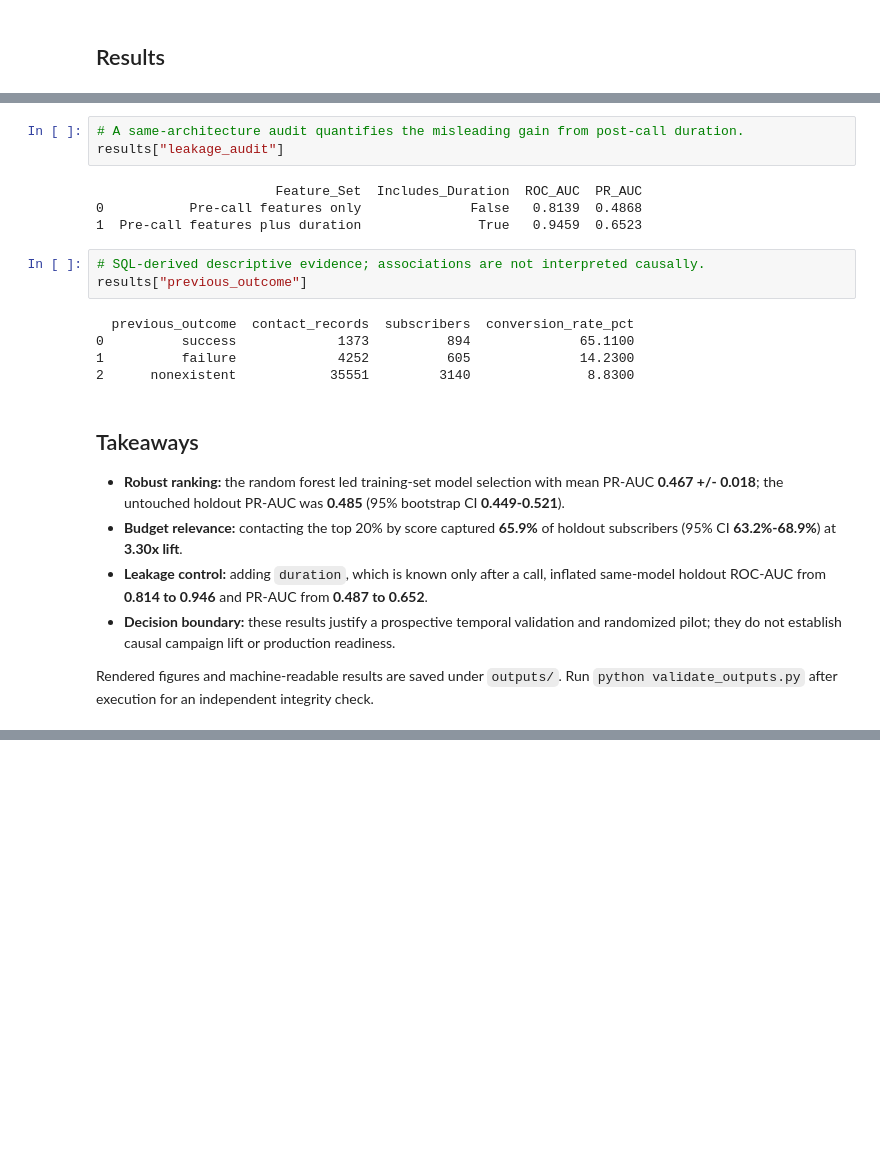
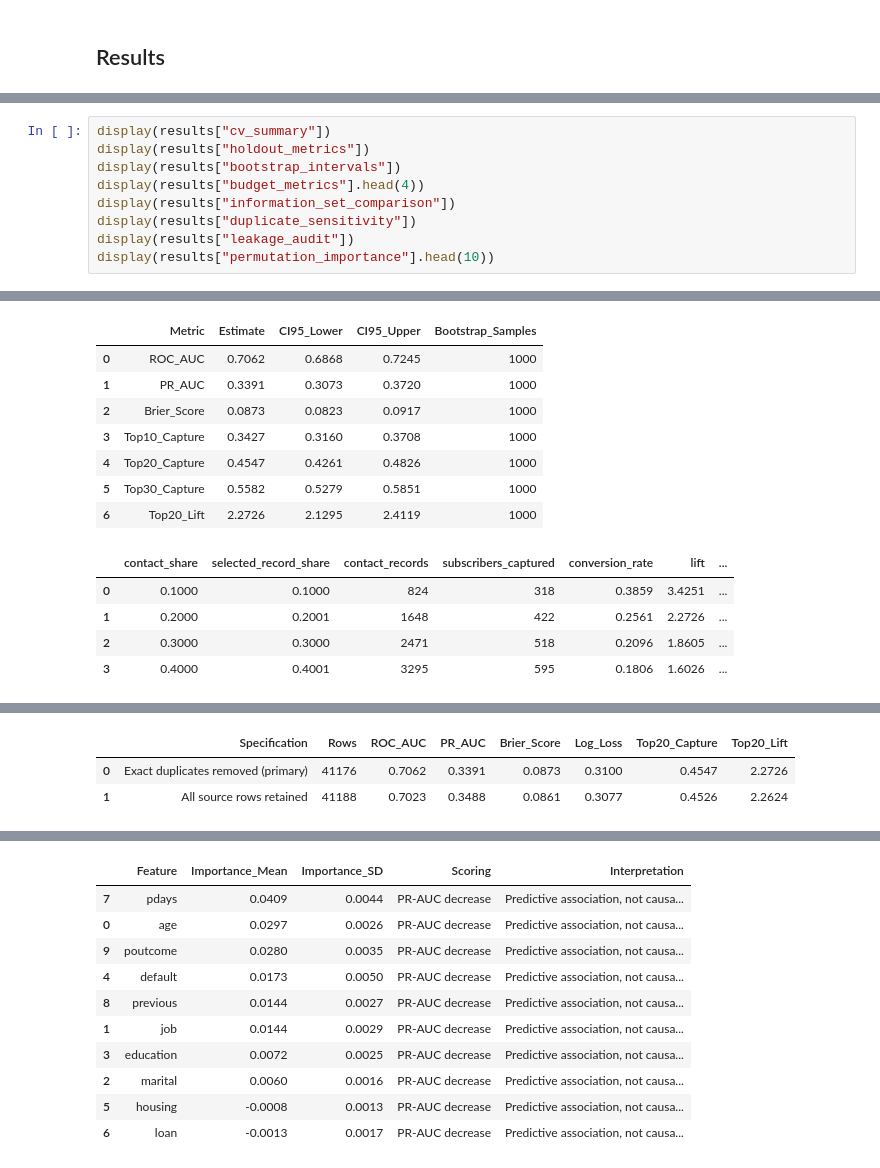
Before and after one commit to raymond99-sol/analytics-portfolio, a Jupyter notebook: project_2_bank_campaign_optimization/bank_campaign_optimization.ipynb, the cells around one changed output, grey strips where cells are left out. Saved outputs shown, nothing was run; the diff lists cells and outputs as text; blank space fills up the shorter version.

```diff
--- a/project_2_bank_campaign_optimization/bank_campaign_optimization.ipynb
+++ b/project_2_bank_campaign_optimization/bank_campaign_optimization.ipynb
@@ -136,30 +75,10 @@ results["budget_metrics"].assign(
-# %%
-# A same-architecture audit quantifies the misleading gain from post-call duration.
-results["leakage_audit"]
-# %% [output]
-                       Feature_Set  Includes_Duration  ROC_AUC  PR_AUC
-0           Pre-call features only              False   0.8139  0.4868
-1  Pre-call features plus duration               True   0.9459  0.6523
-# %%
-# SQL-derived descriptive evidence; associations are not interpreted causally.
-results["previous_outcome"]
-# %% [output]
-  previous_outcome  contact_records  subscribers  conversion_rate_pct
-0          success             1373          894              65.1100
-1          failure             4252          605              14.2300
-2      nonexistent            35551         3140               8.8300
-# %% [markdown]
-## Takeaways
-
-- **Robust ranking:** the random forest led training-set model selection with mean
-  PR-AUC **0.467 +/- 0.018**; the untouched holdout PR-AUC was **0.485**
-  (95% bootstrap CI **0.449-0.521**).
-- **Budget relevance:** contacting the top 20% by score captured **65.9%** of holdout
-  subscribers (95% CI **63.2%-68.9%**) at **3.30x lift**.
-- **Leakage control:** adding `duration`, which is known only after a call, inflated
-  same-model holdout ROC-AUC from **0.814 to 0.946** and PR-AUC from **0.487 to 0.652**.
-- **Decision boundary:** these results justify a prospective temporal validation and
-  randomized pilot; they do not establish causal campaign lift or production readiness.
-
-Rendered figures and machine-readable results are saved under `outputs/`. Run
-`python validate_outputs.py` after execution for an independent integrity check.
+# %%
+display(results["cv_summary"])
+display(results["holdout_metrics"])
+display(results["bootstrap_intervals"])
+display(results["budget_metrics"].head(4))
+display(results["information_set_comparison"])
+display(results["duplicate_sensitivity"])
+display(results["leakage_audit"])
+display(results["permutation_importance"].head(10))
+# %% [output]
@@ -165,0 +96,13 @@ Rendered figures and machine-readable results are saved under `outputs/`. Run
+|  | Metric | Estimate | CI95_Lower | CI95_Upper | Bootstrap_Samples |
+| 0 | ROC_AUC | 0.7062 | 0.6868 | 0.7245 | 1000 |
+| 1 | PR_AUC | 0.3391 | 0.3073 | 0.3720 | 1000 |
+| 2 | Brier_Score | 0.0873 | 0.0823 | 0.0917 | 1000 |
+| 3 | Top10_Capture | 0.3427 | 0.3160 | 0.3708 | 1000 |
+| 4 | Top20_Capture | 0.4547 | 0.4261 | 0.4826 | 1000 |
+| 5 | Top30_Capture | 0.5582 | 0.5279 | 0.5851 | 1000 |
+| 6 | Top20_Lift | 2.2726 | 2.1295 | 2.4119 | 1000 |
+|  | contact_share | selected_record_share | contact_records | subscribers_captured | conversion_rate | lift | ... |
+| 0 | 0.1000 | 0.1000 | 824 | 318 | 0.3859 | 3.4251 | ... |
+| 1 | 0.2000 | 0.2001 | 1648 | 422 | 0.2561 | 2.2726 | ... |
+| 2 | 0.3000 | 0.3000 | 2471 | 518 | 0.2096 | 1.8605 | ... |
+| 3 | 0.4000 | 0.4001 | 3295 | 595 | 0.1806 | 1.6026 | ... |
@@ -165,0 +114,3 @@ Rendered figures and machine-readable results are saved under `outputs/`. Run
+|  | Specification | Rows | ROC_AUC | PR_AUC | Brier_Score | Log_Loss | Top20_Capture | Top20_Lift |
+| 0 | Exact duplicates removed (primary) | 41176 | 0.7062 | 0.3391 | 0.0873 | 0.3100 | 0.4547 | 2.2726 |
+| 1 | All source rows retained | 41188 | 0.7023 | 0.3488 | 0.0861 | 0.3077 | 0.4526 | 2.2624 |
@@ -165,0 +120,11 @@ Rendered figures and machine-readable results are saved under `outputs/`. Run
+|  | Feature | Importance_Mean | Importance_SD | Scoring | Interpretation |
+| 7 | pdays | 0.0409 | 0.0044 | PR-AUC decrease | Predictive association, not causa... |
+| 0 | age | 0.0297 | 0.0026 | PR-AUC decrease | Predictive association, not causa... |
+| 9 | poutcome | 0.0280 | 0.0035 | PR-AUC decrease | Predictive association, not causa... |
+| 4 | default | 0.0173 | 0.0050 | PR-AUC decrease | Predictive association, not causa... |
+| 8 | previous | 0.0144 | 0.0027 | PR-AUC decrease | Predictive association, not causa... |
+| 1 | job | 0.0144 | 0.0029 | PR-AUC decrease | Predictive association, not causa... |
+| 3 | education | 0.0072 | 0.0025 | PR-AUC decrease | Predictive association, not causa... |
+| 2 | marital | 0.0060 | 0.0016 | PR-AUC decrease | Predictive association, not causa... |
+| 5 | housing | -0.0008 | 0.0013 | PR-AUC decrease | Predictive association, not causa... |
+| 6 | loan | -0.0013 | 0.0017 | PR-AUC decrease | Predictive association, not causa... |
```
Also changed, not shown: parts of 17 cells of this notebook, 32 other files.
